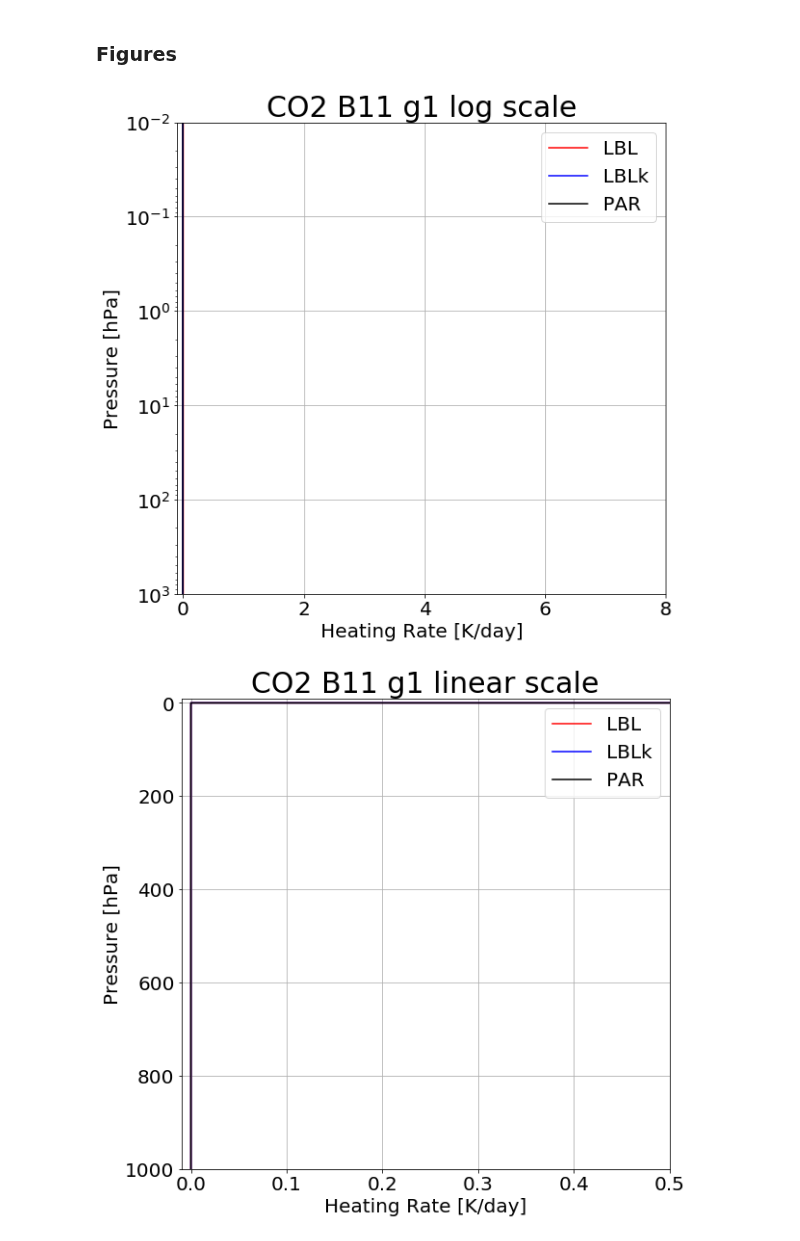
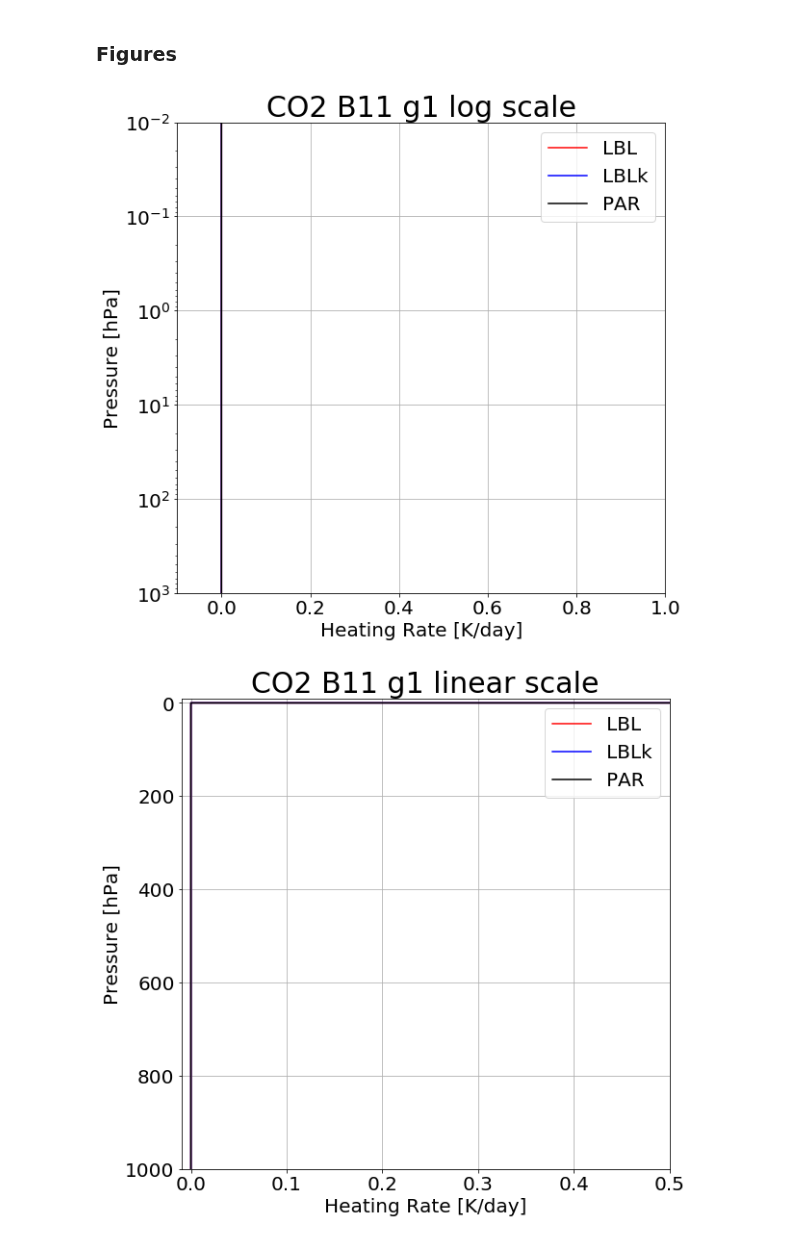
Before and after one commit to kimbuyo/Radiation_SW, a Jupyter notebook: Param/CO2/B11/190213_Result/CO2x1/CO2_B11_cosz0.5_trp75_result.ipynb, the cells around one changed output. Saved outputs shown, nothing was run; the diff lists cells and outputs as text; code cells hidden in the pictures.

```diff
--- a/Param/CO2/B11/190213_Result/CO2x1/CO2_B11_cosz0.5_trp75_result.ipynb
+++ b/Param/CO2/B11/190213_Result/CO2x1/CO2_B11_cosz0.5_trp75_result.ipynb
@@ -73,33 +73,33 @@ Download: CO2_B11_cosz0.5_trp75_flux.csv
 # %%
 htr = pd.read_table(path+'new_ng10_all.htr',header=None,sep="\s+",keep_default_na=False,
                     names=['hPa','LBL_g1','LBLk_g1','PAR_g1','LBL_g2','LBLk_g2','PAR_g2','LBL_g3','LBLk_g3','PAR_g3',
                           'LBL_g4','LBLk_g4','PAR_g4','LBL_g5','LBLk_g5','PAR_g5','LBL_g6','LBLk_g6','PAR_g6',
                           'LBL_g7','LBLk_g7','PAR_g7','LBL_g8','LBLk_g8','PAR_g8',
                           'LBL_g9','LBLk_g9','PAR_g9','LBL_g10','LBLk_g10','PAR_g10',
                           'LBL_tot','LBLk_tot','PAR_tot','LBLk - LBL','PAR - LBL'])
 
 params = {'figure.figsize': (20,9),'legend.fontsize': 20,'axes.labelsize': 20,'axes.titlesize': 30,'xtick.labelsize': 20,'ytick.labelsize': 20}
 plt.rcParams.update(params)
 
-max1 = 8
+max1 = 1
 max2 = 0.5
 
 # log scale
 plt.subplot(1,2,1)
 plt.axis([-0.1,max1,1000,0.01])
 plt.grid()
 plt.title('CO2 B11 g1 log scale')
 plt.ylabel('Pressure [hPa]')
 plt.xlabel('Heating Rate [K/day]')
 plt.yscale('log')
 plt.plot(htr['LBL_g1'],htr['hPa'],label='LBL',color='red')
 plt.plot(htr['LBLk_g1'],htr['hPa'],label='LBLk',color='blue')
 plt.plot(htr['PAR_g1'],htr['hPa'],label='PAR',color='black')
 plt.legend()
 
 plt.show()
 # %% [output]
-[figure, old version]
+[figure, new version]
 # %%
 # linear scale
 plt.subplot(1,2,2)
```
Also changed, not shown: parts of 10 cells of this notebook.
